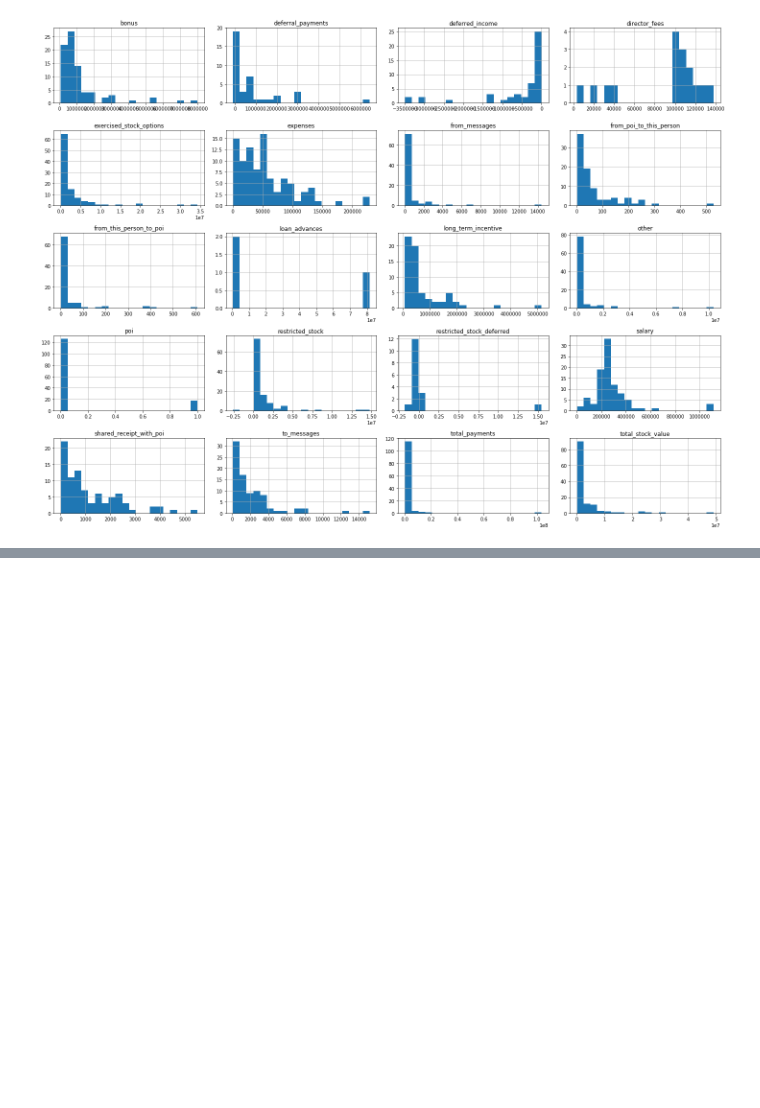
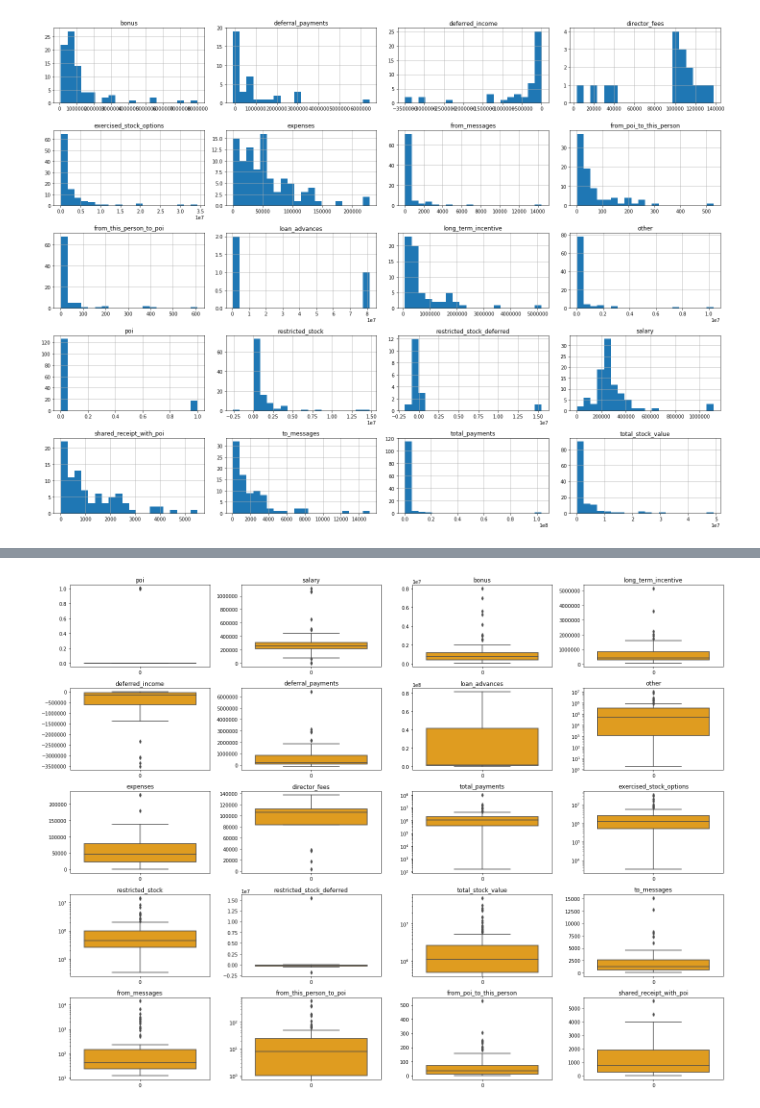
Before and after one commit to micos20/ENRON_fraud-detection, a Jupyter notebook: scripts/poi_id.ipynb, the cells around one changed output, grey strips where cells are left out. Cells and saved outputs as stored; diff of their text form; code cells hidden in the pictures; blank space fills up the shorter version.

```diff
--- a/scripts/poi_id.ipynb
+++ b/scripts/poi_id.ipynb
@@ -222,2 +147,45 @@ data_Frame[ data_Frame['total_payments'].isna()  ]
 # %%
 ### Task 2: Remove outliers
+# %%
+def crt_plot(data, features, type='box', figsize=(20,15), shape=(1,1), log=[], bins=10, sort=True, color='orange', save=False):
+    '''
+    Creates multiple boxplots from dataframe and organizes plots in 2D matrix.
+    ---
+    data:        pandas data frame
+    features:    list of column names of data frame to be plotted
+    figsize:     tuple of width x hight
+    shape:       tuple of rows x columns in fig
+    log:         list of features with logarithmic y axis scale (only necessary when your data contains outlyers)
+    sort:        boolean, if True features will be sorted
+    color:       color string, see matplotlib docs for valid colors
+    save:        filename as string or False
+
+    Returns None
+    '''
+    rows = shape[0]
+    cols = shape[1]
+    fig, ax = plt.subplots(rows, cols, figsize=figsize)
+    if sort == True:
+        plot_iter = iter( sorted(features) )
+    else:
+        plot_iter = iter( features )
+    for row in range(rows):
+        for col in range(cols):
+            column = next(plot_iter, 'STOP')
+            if column == 'STOP':
+                continue
+            else:
+                sns.boxplot(data=data[column], ax=ax[row,col], color=color)
+                ax[row,col].set_title(column)
+                if column in log:
+                    ax[row,col].set_yscale('log')
+    plt.tight_layout()
+    if save is not False:
+        plt.savefig(save, dpi='figure')
+    plt.show()
+    return None
+# %%
+log_list = ['from_messages', 'from_this_person_to_poi', 'total_payments', 'total_stock_value', 'other', 'restricted_stock', 'exercised_stock_options']
+crt_plot(data_Frame, ['poi'] + feature_list, shape=(5,4), log=log_list, save=IMAGES+"features_box_plots", sort=False)
+# %% [output]
+[figure, added]
```
Also changed, not shown: parts of 59 cells of this notebook.
